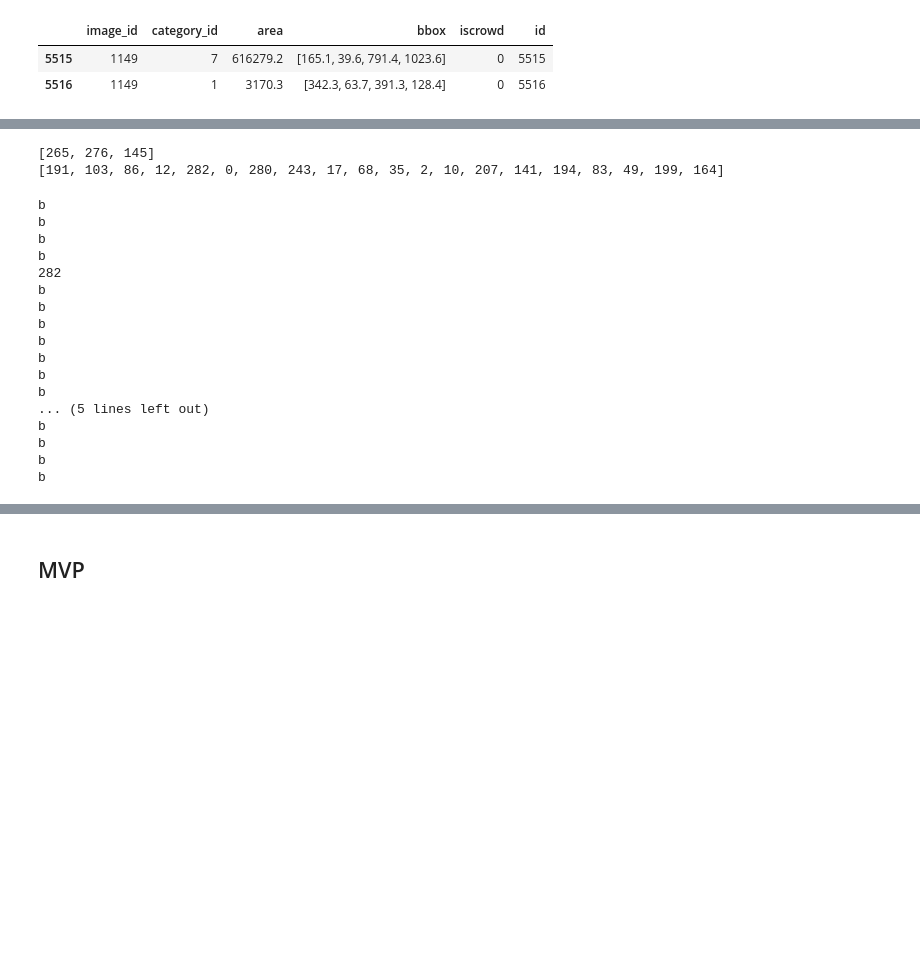
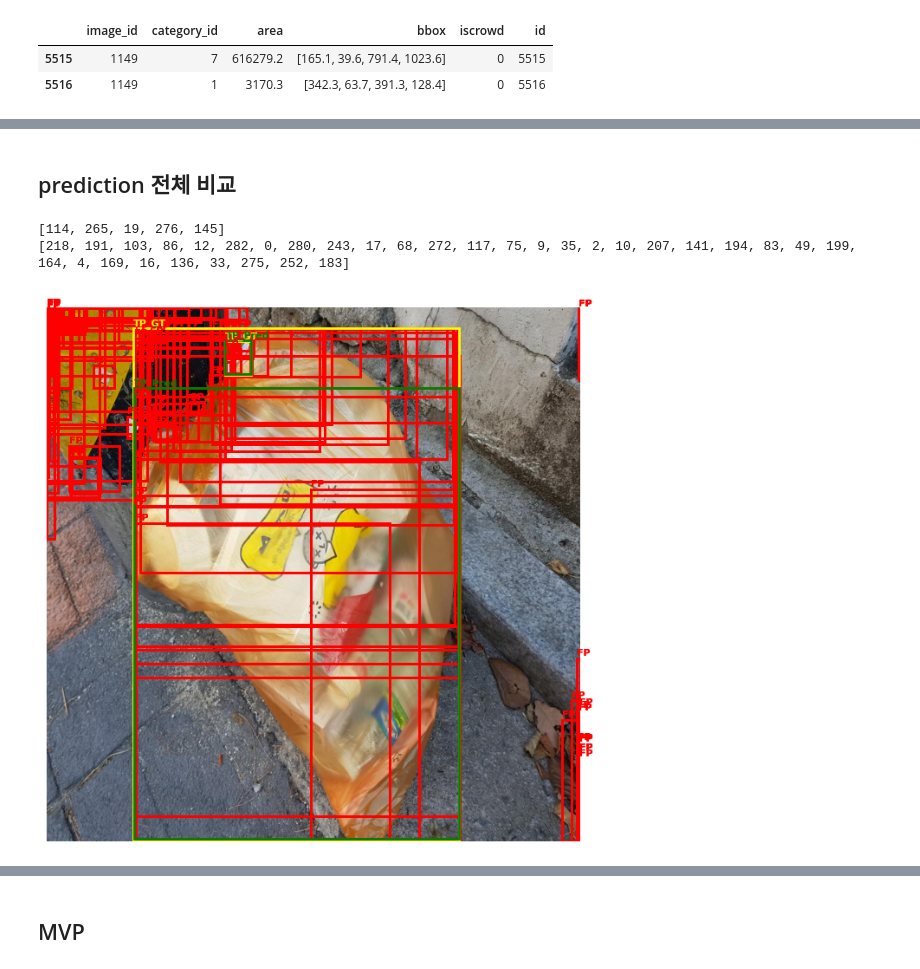
Before and after one commit to boostcampaitech7/level2-objectdetection-cv-13, a Jupyter notebook: Streamlit_Vis/_.ipynb, the cells around one changed output, grey strips where cells are left out. Drawn from its saved outputs; the diff is of its cells as text; code cells hidden in the pictures; blank space fills up the shorter version.

```diff
--- a/Streamlit_Vis/_.ipynb
+++ b/Streamlit_Vis/_.ipynb
@@ -360,62 +325,77 @@ IoU >= 0.50 -> TP: 2, FP: 281, FN: 0
+# %% [markdown]
+## prediction 전체 비교
 # %%
 iou_threshold = 0.5  # IoU 임계값
 tp, fp, fn = [], [], []  # 결과 저장 리스트
 
 # 각 Ground Truth에 대해 매칭 수행
 for bbox in bbox_T_1149['bbox']:
     matched_pred = set()  # 매칭된 예측 인덱스
 
     gt_box = bbox
     gt_center = [(gt_box[0] + gt_box[2]) / 2, (gt_box[1] + gt_box[3]) / 2]
-    nearby_pred_indices = tree.query_ball_point(gt_center, r=50)  # 근처 예측 검색
+    nearby_pred_indices = tree.query_ball_point(gt_center, r=100)  # 근처 예측 검색
     best_iou = 0
     best_pred = None
     print(nearby_pred_indices)
 
     for idx_pred in nearby_pred_indices:
         if idx_pred in matched_pred:
             continue  # 이미 매칭된 예측은 건너뜀
 
         pred_box = bbox_P_1149.iloc[idx_pred]['bbox']
         iou_value = iou(gt_box, pred_box)
 
         if iou_value > best_iou:
             best_iou = iou_value
             best_pred = idx_pred
 
     if best_iou >= iou_threshold:
         tp.append((gt_box, bbox_P_1149.iloc[best_pred]['bbox']))
         matched_pred.add(best_pred)
     else:
         fn.append(gt_box)
 
-# 매칭되지 않은 예측을 FP로 처리
-for idx_pred, pred_box in enumerate(bbox_P_1149['bbox']):
-    if idx_pred not in matched_pred:
-        fp.append(pred_box)
+    # 매칭되지 않은 예측을 FP로 처리
+    for idx_pred, pred_box in enumerate(bbox_P_1149['bbox']):
+        if idx_pred not in matched_pred:
+            fp.append(pred_box)
+
+
+image = cv2.imread(image_path)
+image_rgb = cv2.cvtColor(image, cv2.COLOR_BGR2RGB)  # OpenCV 이미지를 RGB로 변환
+
+# 바운딩 박스 그리기 함수
+def draw_bbox(ax, bbox, color, label):
+    """Matplotlib에서 바운딩 박스 그리기"""
+    x_min, y_min, x_max, y_max = bbox
+    width = x_max - x_min
+    height = y_max - y_min
+    rect = patches.Rectangle((x_min, y_min), width, height, linewidth=2,
+                             edgecolor=color, facecolor='none')
+    ax.add_patch(rect)
+    ax.text(x_min, y_min - 5, label, color=color, fontsize=8, weight='bold')
+
+# 이미지에 바운딩 박스 그리기
+fig, ax = plt.subplots(1, figsize=(12, 8))
+ax.imshow(image_rgb)
+
+# TP, FP, FN 바운딩 박스 그리기
+
+
+for fp_box in fp:
+    draw_bbox(ax, fp_box, 'red', 'FP')  # 빨간색: False Positive
+
+for fn_box in fn:
+    draw_bbox(ax, fn_box, 'blue', 'FN')  # 파란색: False Negative
+
+for gt_box, pred_box in tp:
+    draw_bbox(ax, gt_box, 'yellow', 'TP_GT')  # 초록색: TP의 Ground Truth
+    draw_bbox(ax, pred_box, 'green', 'TP_Pred')  # 초록색: TP의 예측 박스
+
+plt.axis('off')  # 축 제거
+plt.show()  # 이미지 표시
 # %% [output]
-[265, 276, 145]
-[191, 103, 86, 12, 282, 0, 280, 243, 17, 68, 35, 2, 10, 207, 141, 194, 83, 49, 199, 164]
+[114, 265, 19, 276, 145]
+[218, 191, 103, 86, 12, 282, 0, 280, 243, 17, 68, 272, 117, 75, 9, 35, 2, 10, 207, 141, 194, 83, 49, 199, 164, 4, 169, 16, 136, 33, 275, 252, 183]
+[figure, added]
-# %%
-for idx_pred in nearby_pred_indices:
-    if idx_pred in matched_pred:
-        print(idx_pred)
-    print('b')
-# %% [output]
-b
-b
-b
-b
-282
-b
-b
-b
-b
-b
-b
-b
-... (5 lines left out)
-b
-b
-b
-b
```
Also changed, not shown: parts of 6 cells of this notebook.
